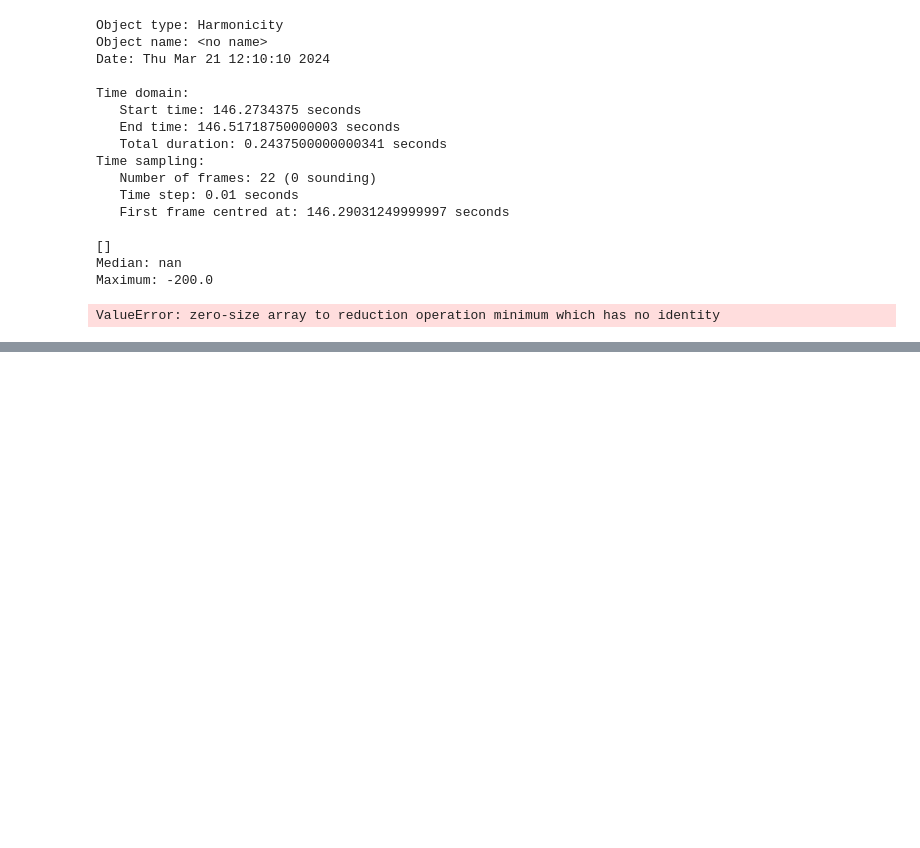
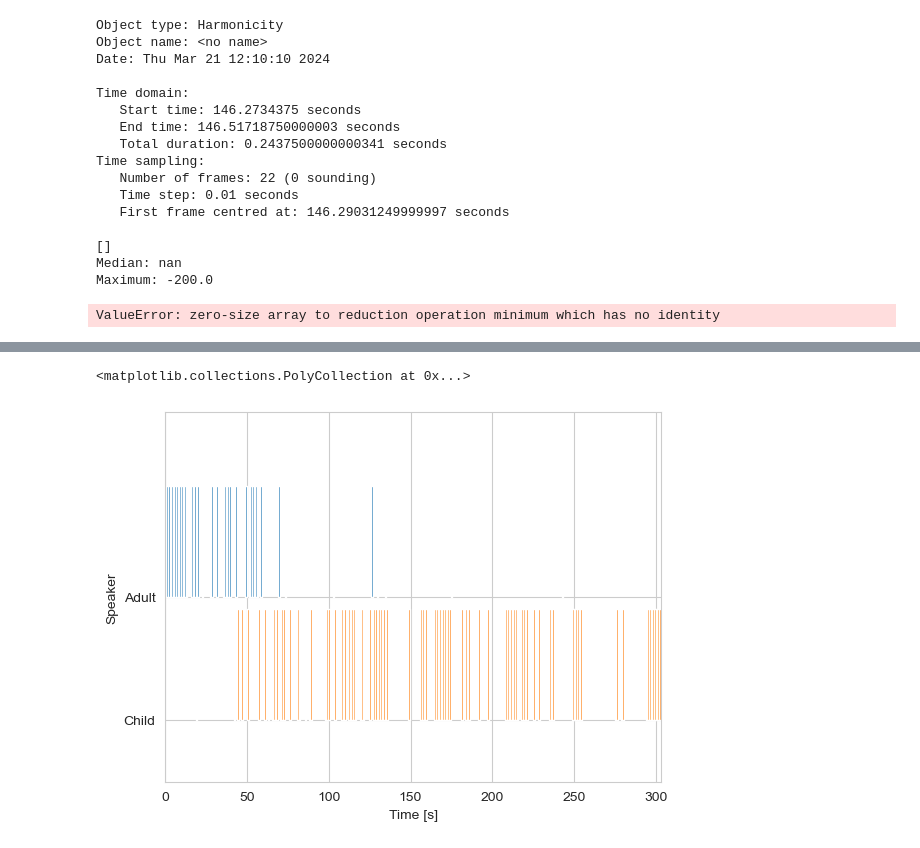
Before and after one commit to jordanbarriap/EMBRACE-data-analysis, a Jupyter notebook: audio_classification_models.ipynb, the cells around one changed output, grey strips where cells are left out. Cells and saved outputs as stored; diff of their text form; code cells hidden in the pictures; blank space fills up the shorter version.

```diff
--- a/audio_classification_models.ipynb
+++ b/audio_classification_models.ipynb
@@ -675,0 +960,19 @@ Accuracy: 0.839 (0.047)
+# %%
+#use the test data to predict the labels
+
+print(current_test_df.shape[0])
+current_test_df=current_test_df.dropna()
+
+current_test_df = add_pitch_summary_stats(current_test_df,50,550)
+#print(current_test_df)
+# Make predictions on the training data
+#only MFCC coefficients + pitch summary stats
+X_mfcc_summary_pitch_test = current_test_df[["Pitch_mean","Pitch_sd","Pitch_median","Pitch_mode","Pitch_q1","Pitch_q3","Pitch_skewness","Pitch_kurtosis","Pitch_max","Pitch_min","Pitch_range","MFCC_1","MFCC_2","MFCC_3","MFCC_4","MFCC_5","MFCC_6","MFCC_7","MFCC_8","MFCC_9","MFCC_10","MFCC_11","MFCC_12","MFCC_13"]]
+
+print(X_mfcc_summary_pitch_test)
+#print(current_test_df.columns)
+
+predictions = all_data_lr.predict(X_mfcc_summary_pitch_test)
+print(predictions)
+print(sum(predictions))
+print(X_mfcc_summary_pitch_test.shape[0])
@@ -675,0 +997,58 @@ Accuracy: 0.839 (0.047)
+# %%
+#Testing if the predictions were good or not
+#add the prediction label to the X
+current_test_df['prediction']=predictions
+
+#Load audio
+snd = parselmouth.Sound(test_filename)
+
+#https://www.geeksforgeeks.org/python-basic-gantt-chart-using-matplotlib/
+# Declaring a figure "gnt"
+fig, gnt = plt.subplots()
+
+# Setting Y-axis limits
+gnt.set_ylim(0, 30)
+
+# Setting X-axis limits
+gnt.set_xlim(0, snd.duration)
+
+# Setting labels for x-axis and y-axis
+gnt.set_xlabel('Time [s]')
+gnt.set_ylabel('Speaker')
+
+# Setting ticks on y-axis
+gnt.set_yticks([5,15])
+# Labelling tickes of y-axis
+gnt.set_yticklabels(['Child',"Adult"])
+
+# Setting graph attribute
+gnt.grid(True)
+
+tuples_pitch_times_child=[]
+tuples_pitch_times_adult=[]
+for index in current_test_df.index:
+    print(current_test_df.loc[index,'prediction'])
+    if(current_test_df.loc[index,'prediction']==1):
+        tuples_pitch_times_child.append([current_test_df.loc[index,'start'],current_test_df.loc[index,'end']])
+    else:
+        tuples_pitch_times_adult.append([current_test_df.loc[index,'start'],current_test_df.loc[index,'end']])
+
+#get data in the format that the plotter requires (second_start, duration_span)
+timespan_data_child = []
+for i in range(0,len(tuples_pitch_times_child)):
+    time_tuple = tuples_pitch_times_child[i]
+    plot_format_tuple = (time_tuple[0],time_tuple[1]-time_tuple[0])
+    timespan_data_child.append(plot_format_tuple)
+
+timespan_data_adult = []
+for i in range(0,len(tuples_pitch_times_adult)):
+    time_tuple = tuples_pitch_times_adult[i]
+    plot_format_tuple = (time_tuple[0],time_tuple[1]-time_tuple[0])
+    timespan_data_adult.append(plot_format_tuple)
+
+# Declaring multiple bars in at same level and same width
+gnt.broken_barh(timespan_data_child, (5, 9),
+                         facecolors ='tab:orange')
+gnt.broken_barh(timespan_data_adult, (15, 9),
+                         facecolors ='tab:blue')
+# %% [output]
@@ -675,0 +1072,2 @@ Accuracy: 0.839 (0.047)
+<matplotlib.collections.PolyCollection at 0x...>
+[figure, added]
```
Also changed, not shown: parts of 14 cells of this notebook, 2 other files.
